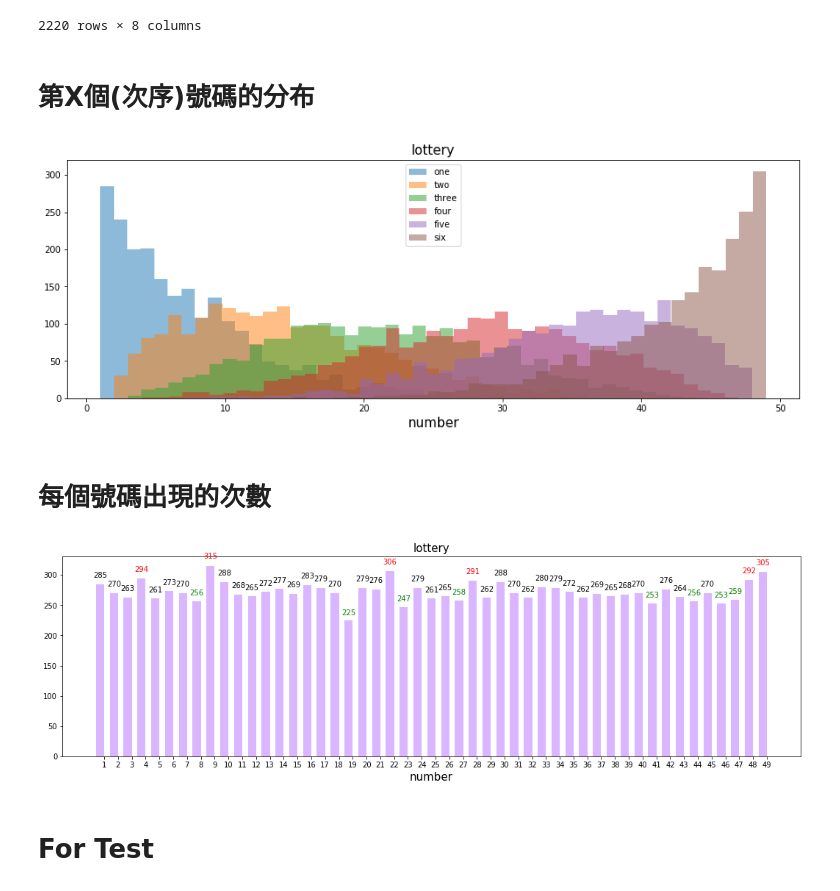
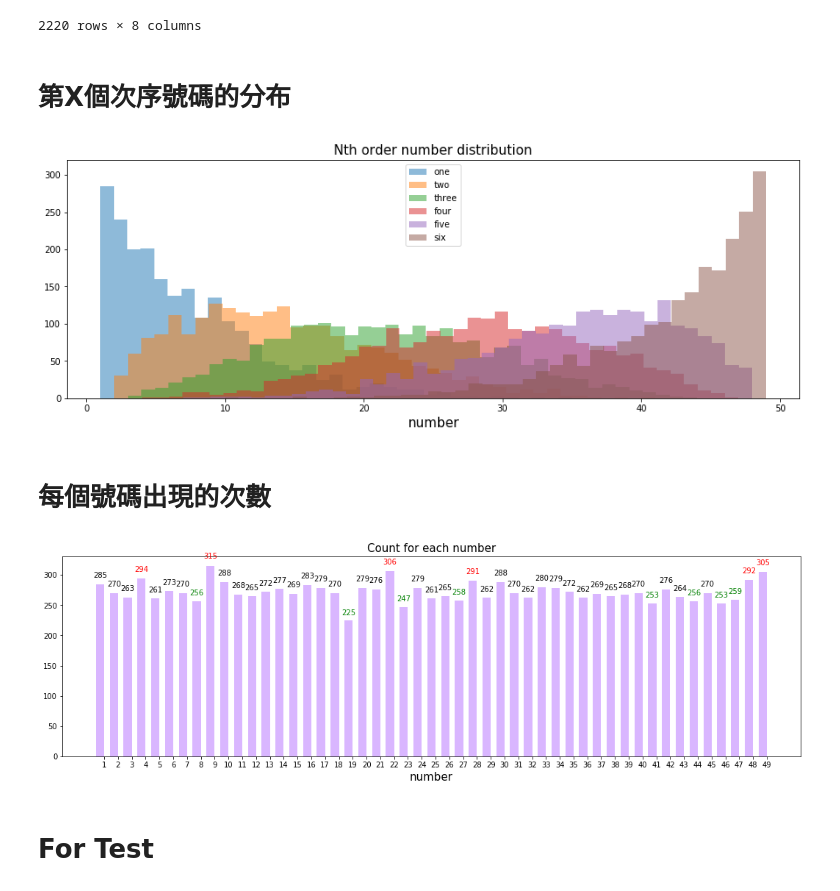
Before and after one commit to GoatWang/Lottery, a Jupyter notebook: lottery.ipynb, the cells around one changed output. Saved outputs shown, nothing was run; the diff lists cells and outputs as text; code cells hidden in the pictures.

```diff
--- a/lottery.ipynb
+++ b/lottery.ipynb
@@ -90,45 +90,47 @@ df_lottery
 | 2218 | 1949 | 1 | 4 | 13 | 22 | 32 | 41 | 26 |
 | 2219 | 1948 | 15 | 16 | 20 | 26 | 36 | 40 | 46 |
 2220 rows × 8 columns
-# %% [markdown]
-# 第X個(次序)號碼的分布
+# %% [markdown]
+# 第X個次序號碼的分布
 # %%
 import matplotlib.pyplot as plt
 
 plt.figure(figsize=(15, 5))
 Li = df_lottery['one'].astype(int)
 plt.hist(Li,bins=max(Li) - min(Li)+1, alpha=0.5,label='one')
 Li = df_lottery['two'].astype(int)
 plt.hist(Li,bins=max(Li) - min(Li)+1, alpha=0.5,label='two')
 Li = df_lottery['three'].astype(int)
 plt.hist(Li,bins=max(Li) - min(Li)+1, alpha=0.5,label='three')
 Li = df_lottery['four'].astype(int)
 plt.hist(Li,bins=max(Li) - min(Li)+1, alpha=0.5,label='four')
 Li = df_lottery['five'].astype(int)
 plt.hist(Li,bins=max(Li) - min(Li)+1, alpha=0.5,label='five')
 Li = df_lottery['six'].astype(int)
 plt.hist(Li,bins=max(Li) - min(Li)+1, alpha=0.5,label='six')
 
 plt.axis = range(1,50)
 
 plt.legend()
-plt.title('lottery', fontsize=15)
+plt.title('Nth order number distribution', fontsize=15)
 plt.xlabel('number', fontsize=15)
 plt.show()
 # %% [output]
-[figure, old version]
+[figure, new version]
 # %% [markdown]
 # 每個號碼出現的次數
 # %%
+from collections import Counter
+import numpy as np
+df_lottery_total = list(df_lottery['one'])+list(df_lottery['two'])+list(df_lottery['three'])+list(df_lottery['four'])+list(df_lottery['five'])+list(df_lottery['six'])
+df_lottery_total = pd.Series(df_lottery_total).astype(int)
 df = pd.Series(Counter(df_lottery_total))
 
+ind = np.arange(1, 50)
 width = 0.6      # the width of the bars
 
 fig, ax = plt.subplots(figsize=(18, 5))
-rects = ax.bar(range(1, 50), list(df), width, color='#D9B6FF')
-
-plt.title('lottery', fontsize=15)
-plt.xlabel('number', fontsize=15)
+rects = ax.bar(ind, list(df), width, color='#D9B6FF')
 
 ax.set_xticks(ind + width / 2)
 ax.set_xticklabels(tuple(df.index))
@@ -142,9 +144,11 @@ for rect in rects:
     else:
         ax.text(rect.get_x() + rect.get_width()/2, 1.03*height, '%d' % int(height), ha='center', va='bottom')
 
+plt.title('Count for each number', fontsize=15)
+plt.xlabel('number', fontsize=15)
 plt.show()
 # %% [output]
-[figure, old version]
+[figure, new version]
 # %% [markdown]
 # For Test
 # %%
```
